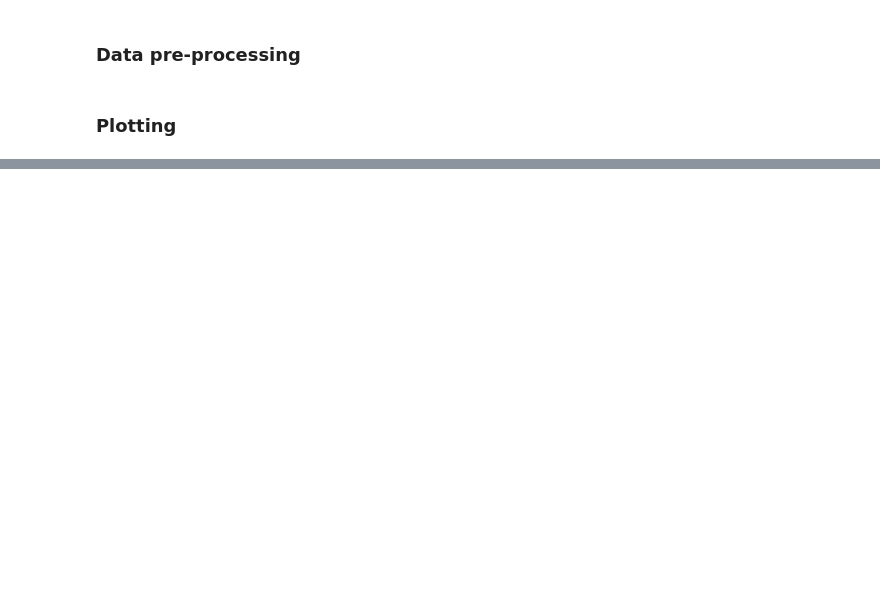
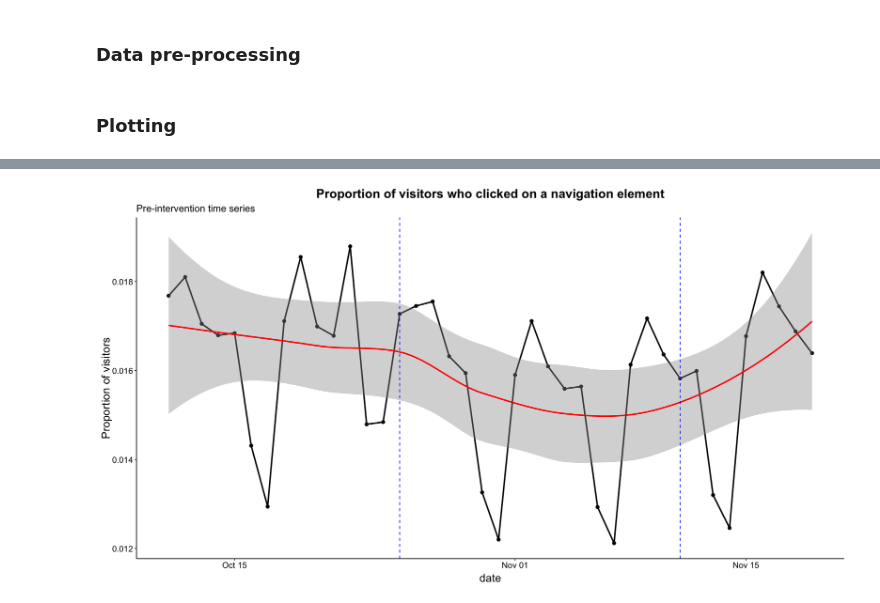
Before and after one commit to alphagov/govuk_ab_analysis, a Jupyter notebook: notebooks/2021_tests/Explore_pretest_timeseries.ipynb, the cells around one changed output, grey strips where cells are left out. Saved outputs shown, nothing was run; the diff lists cells and outputs as text; code cells hidden in the pictures; blank space fills up the shorter version.

```diff
--- a/notebooks/2021_tests/Explore_pretest_timeseries.ipynb
+++ b/notebooks/2021_tests/Explore_pretest_timeseries.ipynb
@@ -109,8 +132,10 @@ plot_timeseries(data=tb,
 # %%
 plot_timeseries(data=tb,
                ts_var="pc_visitors_that_clicked_navigation",
-               title="Percentage of visitors who clicked on a navigation element",
-               x_title="% of visitors")
+               title="Proportion of visitors who clicked on a navigation element",
+               x_title="Proportion of visitors")
+# %% [output]
+[figure, added]
 # %%
 plot_timeseries(data=tb,
                ts_var="pc_visitors_2_or_more_rl",
```
Also changed, not shown: parts of 20 cells of this notebook.
